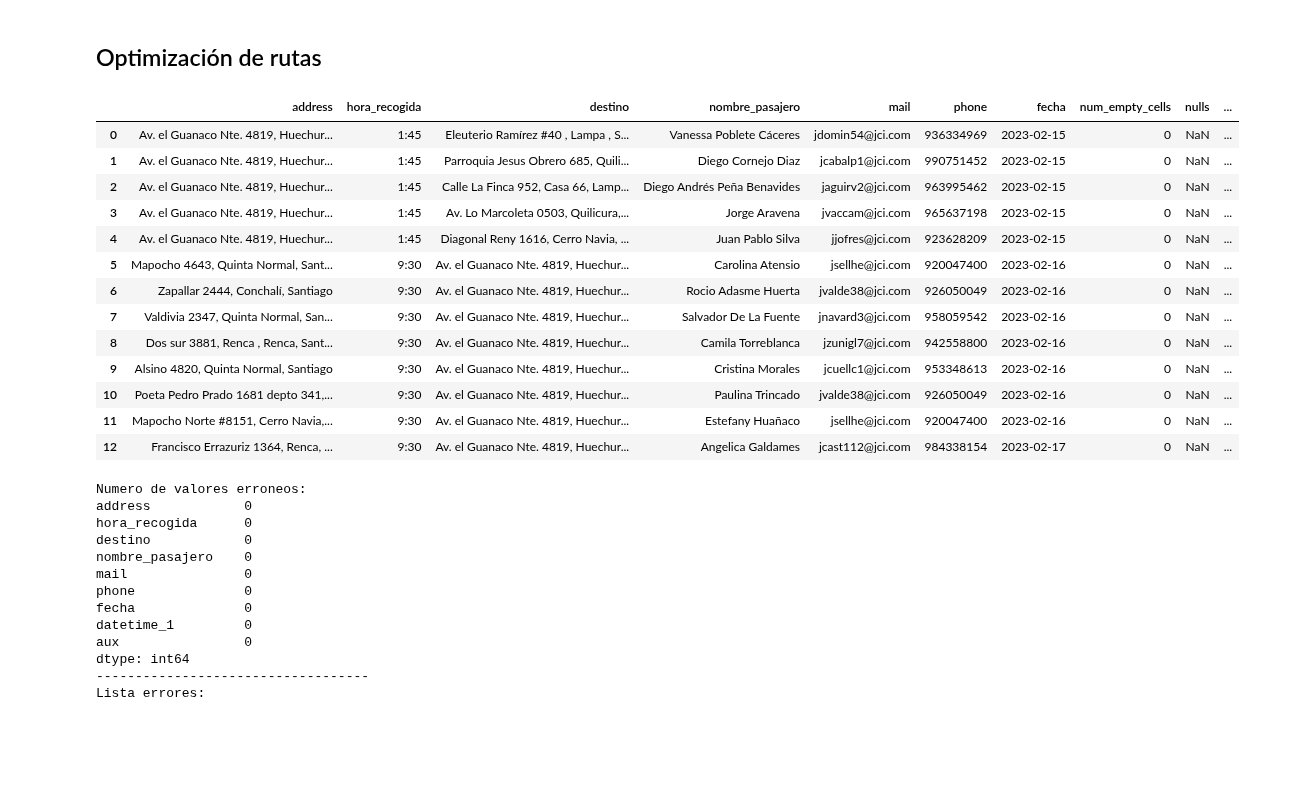
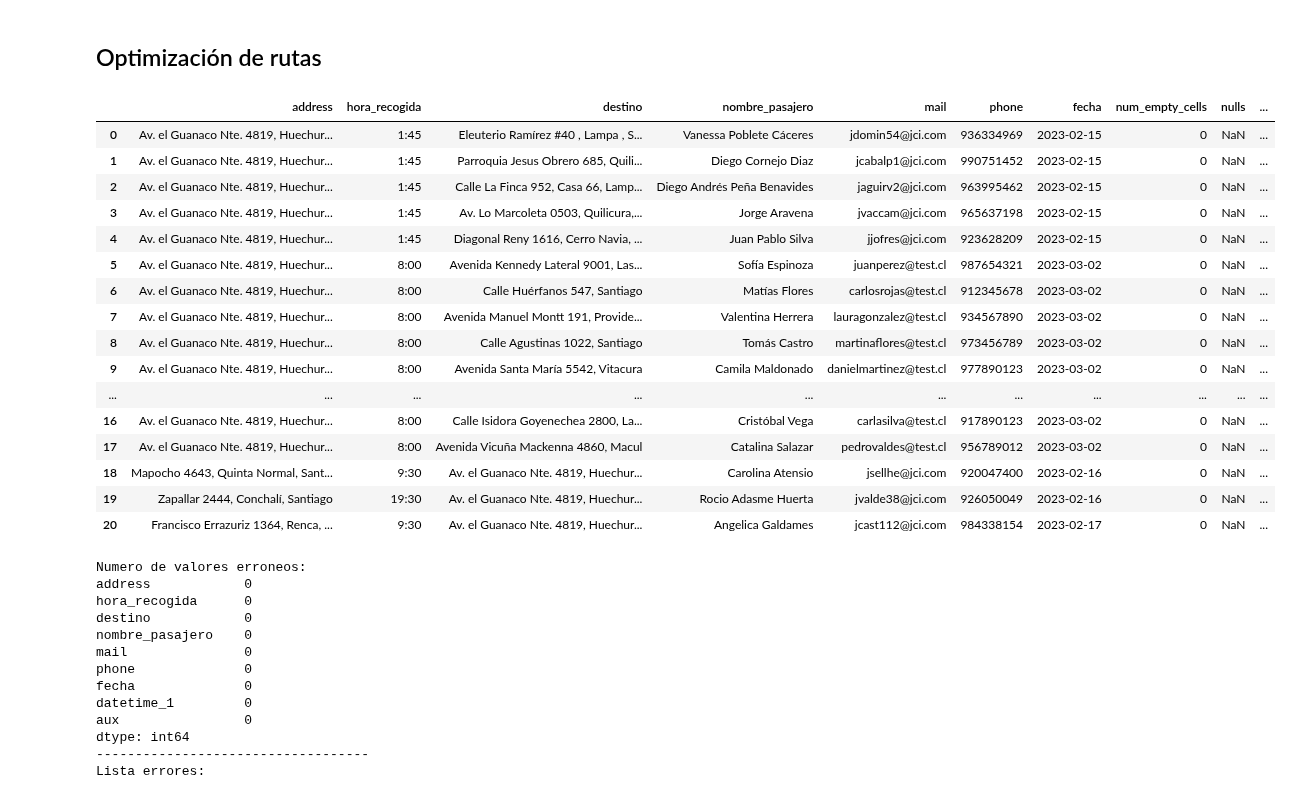
Before and after one commit to martinnnsss/best-route, a Jupyter notebook: routes_1.0.ipynb, the cells around one changed output. Drawn from its saved outputs; the diff is of its cells as text; code cells hidden in the pictures; blank space fills up the shorter version.

Commit message:
HABEMUS V1, pronto se someterá a pruebas

```diff
--- a/routes_v3.1.ipynb
+++ b/routes_1.0.ipynb
@@ -23,51 +23,54 @@ import warnings
 warnings.filterwarnings("ignore")
 # %%
 #importar y limpiar data
-data = pd.read_csv(r'C:\Users\martin.olivares\Desktop\projects\best-route\data\test_93.csv')
+data = pd.read_csv(r'C:\Users\martin.olivares\Desktop\projects\best-route\data\prueba_1.csv')
 
 df=pd.DataFrame()
 df['address']=data['Direccion de inicio']
 df['hora_recogida']=data['Hora de recogida']
 df['destino']=data['Dirección destino']
 df['nombre_pasajero']=data['Nombre de pasajero']                     #nueva
-df['mail']=data['Correo pasajero ']                                  #nueva
+df['mail']=data['Correo pasajero']                                  #nueva
 df['phone']=data['Telefono de contacto']#.apply(lambda x: round(x))
 df['fecha']=data['fecha']
 
 df["num_empty_cells"] = df.isna().sum(axis=1)
 df["nulls"]=df['num_empty_cells']/max(df['num_empty_cells'])
 
 
 # Función para crear objetos datetime
 def crear_datetime(row):
     fecha_str = row['fecha']
     hora_str = row['hora_recogida']
     # Convertir la cadena de texto de hora a un objeto time
     hora = datetime.strptime(hora_str, '%H:%M').time()
     # Crear un objeto datetime a partir de la fecha y hora
     fecha = datetime.strptime(fecha_str, '%Y-%m-%d').date()
     fecha_y_hora = datetime.combine(fecha, hora)
     return fecha_y_hora
 
 # Agregar una nueva columna datetime y conservar las columnas existentes
 df = df.assign(datetime_1=df.apply(crear_datetime, axis=1))
 
 df
 # %% [output]
 |  | address | hora_recogida | destino | nombre_pasajero | mail | phone | fecha | num_empty_cells | nulls | ... |
 | 0 | Av. el Guanaco Nte. 4819, Huechur... | 1:45 | Eleuterio Ramírez #40 , Lampa , S... | Vanessa Poblete Cáceres | jdomin54@jci.com | 936334969 | 2023-02-15 | 0 | NaN | ... |
 | 1 | Av. el Guanaco Nte. 4819, Huechur... | 1:45 | Parroquia Jesus Obrero 685, Quili... | Diego Cornejo Diaz | jcabalp1@jci.com | 990751452 | 2023-02-15 | 0 | NaN | ... |
 | 2 | Av. el Guanaco Nte. 4819, Huechur... | 1:45 | Calle La Finca 952, Casa 66, Lamp... | Diego Andrés Peña Benavides | jaguirv2@jci.com | 963995462 | 2023-02-15 | 0 | NaN | ... |
 | 3 | Av. el Guanaco Nte. 4819, Huechur... | 1:45 | Av. Lo Marcoleta 0503, Quilicura,... | Jorge Aravena | jvaccam@jci.com | 965637198 | 2023-02-15 | 0 | NaN | ... |
 | 4 | Av. el Guanaco Nte. 4819, Huechur... | 1:45 | Diagonal Reny 1616, Cerro Navia, ... | Juan Pablo Silva | jjofres@jci.com | 923628209 | 2023-02-15 | 0 | NaN | ... |
-| 5 | Mapocho 4643, Quinta Normal, Sant... | 9:30 | Av. el Guanaco Nte. 4819, Huechur... | Carolina Atensio | jsellhe@jci.com | 920047400 | 2023-02-16 | 0 | NaN | ... |
-| 6 | Zapallar 2444, Conchalí, Santiago | 9:30 | Av. el Guanaco Nte. 4819, Huechur... | Rocio Adasme Huerta | jvalde38@jci.com | 926050049 | 2023-02-16 | 0 | NaN | ... |
-| 7 | Valdivia 2347, Quinta Normal, San... | 9:30 | Av. el Guanaco Nte. 4819, Huechur... | Salvador De La Fuente | jnavard3@jci.com | 958059542 | 2023-02-16 | 0 | NaN | ... |
-| 8 | Dos sur 3881, Renca , Renca, Sant... | 9:30 | Av. el Guanaco Nte. 4819, Huechur... | Camila Torreblanca | jzunigl7@jci.com | 942558800 | 2023-02-16 | 0 | NaN | ... |
-| 9 | Alsino 4820, Quinta Normal, Santiago | 9:30 | Av. el Guanaco Nte. 4819, Huechur... | Cristina Morales | jcuellc1@jci.com | 953348613 | 2023-02-16 | 0 | NaN | ... |
-| 10 | Poeta Pedro Prado 1681 depto 341,... | 9:30 | Av. el Guanaco Nte. 4819, Huechur... | Paulina Trincado | jvalde38@jci.com | 926050049 | 2023-02-16 | 0 | NaN | ... |
-| 11 | Mapocho Norte #8151, Cerro Navia,... | 9:30 | Av. el Guanaco Nte. 4819, Huechur... | Estefany Huañaco | jsellhe@jci.com | 920047400 | 2023-02-16 | 0 | NaN | ... |
-| 12 | Francisco Errazuriz 1364, Renca, ... | 9:30 | Av. el Guanaco Nte. 4819, Huechur... | Angelica Galdames | jcast112@jci.com | 984338154 | 2023-02-17 | 0 | NaN | ... |
+| 5 | Av. el Guanaco Nte. 4819, Huechur... | 8:00 | Avenida Kennedy Lateral 9001, Las... | Sofía Espinoza | juanperez@test.cl | 987654321 | 2023-03-02 | 0 | NaN | ... |
+| 6 | Av. el Guanaco Nte. 4819, Huechur... | 8:00 | Calle Huérfanos 547, Santiago | Matías Flores | carlosrojas@test.cl | 912345678 | 2023-03-02 | 0 | NaN | ... |
+| 7 | Av. el Guanaco Nte. 4819, Huechur... | 8:00 | Avenida Manuel Montt 191, Provide... | Valentina Herrera | lauragonzalez@test.cl | 934567890 | 2023-03-02 | 0 | NaN | ... |
+| 8 | Av. el Guanaco Nte. 4819, Huechur... | 8:00 | Calle Agustinas 1022, Santiago | Tomás Castro | martinaflores@test.cl | 973456789 | 2023-03-02 | 0 | NaN | ... |
+| 9 | Av. el Guanaco Nte. 4819, Huechur... | 8:00 | Avenida Santa María 5542, Vitacura | Camila Maldonado | danielmartinez@test.cl | 977890123 | 2023-03-02 | 0 | NaN | ... |
+| ... | ... | ... | ... | ... | ... | ... | ... | ... | ... | ... |
+| 16 | Av. el Guanaco Nte. 4819, Huechur... | 8:00 | Calle Isidora Goyenechea 2800, La... | Cristóbal Vega | carlasilva@test.cl | 917890123 | 2023-03-02 | 0 | NaN | ... |
+| 17 | Av. el Guanaco Nte. 4819, Huechur... | 8:00 | Avenida Vicuña Mackenna 4860, Macul | Catalina Salazar | pedrovaldes@test.cl | 956789012 | 2023-03-02 | 0 | NaN | ... |
+| 18 | Mapocho 4643, Quinta Normal, Sant... | 9:30 | Av. el Guanaco Nte. 4819, Huechur... | Carolina Atensio | jsellhe@jci.com | 920047400 | 2023-02-16 | 0 | NaN | ... |
+| 19 | Zapallar 2444, Conchalí, Santiago | 19:30 | Av. el Guanaco Nte. 4819, Huechur... | Rocio Adasme Huerta | jvalde38@jci.com | 926050049 | 2023-02-16 | 0 | NaN | ... |
+| 20 | Francisco Errazuriz 1364, Renca, ... | 9:30 | Av. el Guanaco Nte. 4819, Huechur... | Angelica Galdames | jcast112@jci.com | 984338154 | 2023-02-17 | 0 | NaN | ... |
 # %%
 df = df.drop(df[df['nulls']==1].index)
 df.fillna(method='ffill', inplace=True)
```
Also changed, not shown: parts of 4 cells of this notebook, 2 other files.
